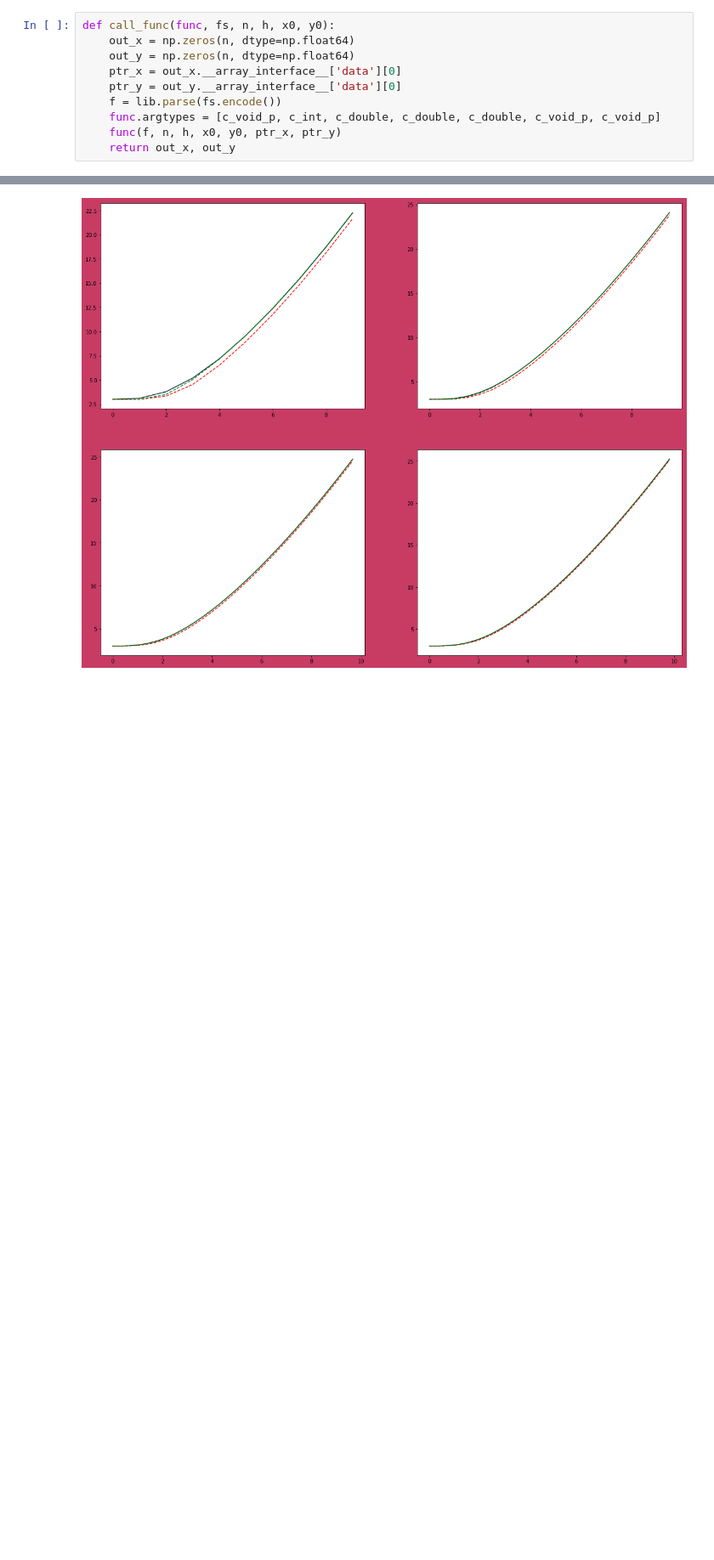
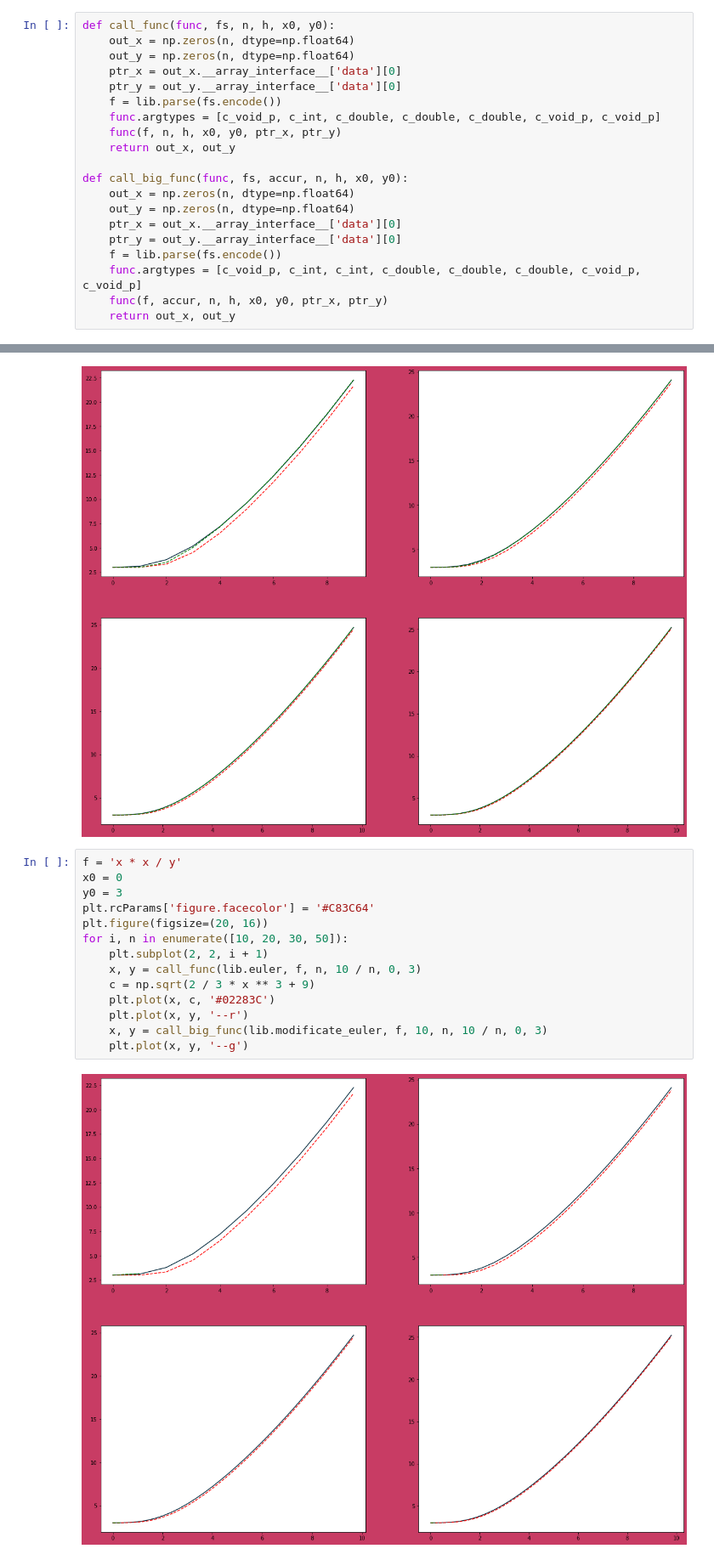
Before and after one commit to MEGIKS/DE_euler_method, a Jupyter notebook: visual.ipynb, the cells around one changed output, grey strips where cells are left out. Shown: that part at 85% size. Drawn from its saved outputs; the diff is of its cells as text; blank space fills up the shorter version.

Commit message:
upd visual

```diff
--- a/visual.ipynb
+++ b/visual.ipynb
@@ -20,6 +20,16 @@ def call_func(func, fs, n, h, x0, y0):
     func.argtypes = [c_void_p, c_int, c_double, c_double, c_double, c_void_p, c_void_p]
     func(f, n, h, x0, y0, ptr_x, ptr_y)
     return out_x, out_y
+
+def call_big_func(func, fs, accur, n, h, x0, y0):
+    out_x = np.zeros(n, dtype=np.float64)
+    out_y = np.zeros(n, dtype=np.float64)
+    ptr_x = out_x.__array_interface__['data'][0]
+    ptr_y = out_y.__array_interface__['data'][0]
+    f = lib.parse(fs.encode())
+    func.argtypes = [c_void_p, c_int, c_int, c_double, c_double, c_double, c_void_p, c_void_p]
+    func(f, accur, n, h, x0, y0, ptr_x, ptr_y)
+    return out_x, out_y
 # %%
 call_func(lib.euler, 'sin(x)', 10, 0.2, 0.0, 0.0)
 # %% [output]
@@ -59,3 +89,19 @@ for i, n in enumerate([10, 20, 30, 50]):
     plt.plot(x, y, '--g')
 # %% [output]
 [figure]
+# %%
+f = 'x * x / y'
+x0 = 0
+y0 = 3
+plt.rcParams['figure.facecolor'] = '#C83C64'
+plt.figure(figsize=(20, 16))
+for i, n in enumerate([10, 20, 30, 50]):
+    plt.subplot(2, 2, i + 1)
+    x, y = call_func(lib.euler, f, n, 10 / n, 0, 3)
+    c = np.sqrt(2 / 3 * x ** 3 + 9)
+    plt.plot(x, c, '#02283C')
+    plt.plot(x, y, '--r')
+    x, y = call_big_func(lib.modificate_euler, f, 10, n, 10 / n, 0, 3)
+    plt.plot(x, y, '--g')
+# %% [output]
+[figure, added]
```
Also changed, not shown: parts of 4 cells of this notebook.
